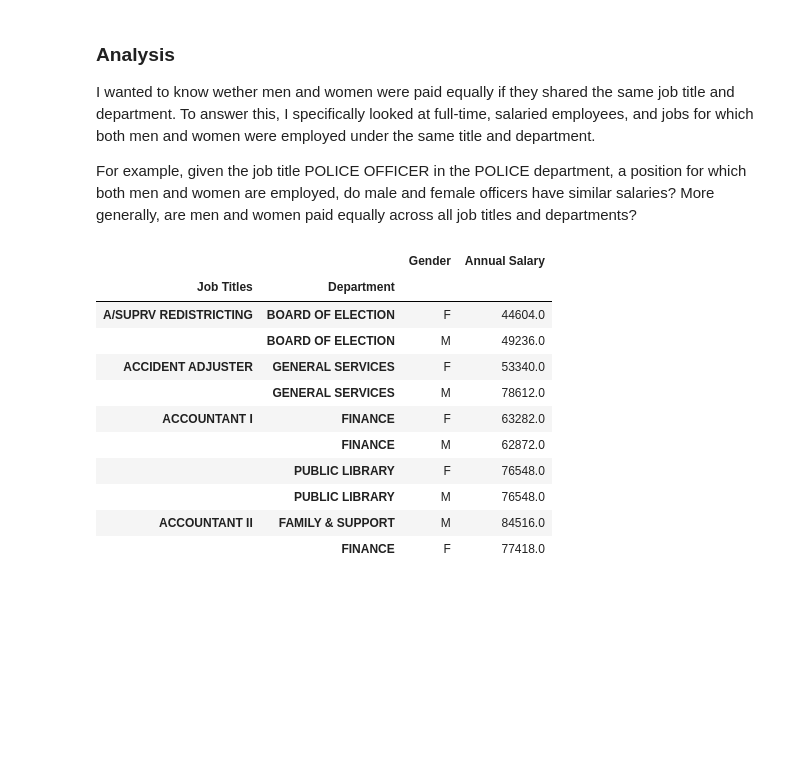
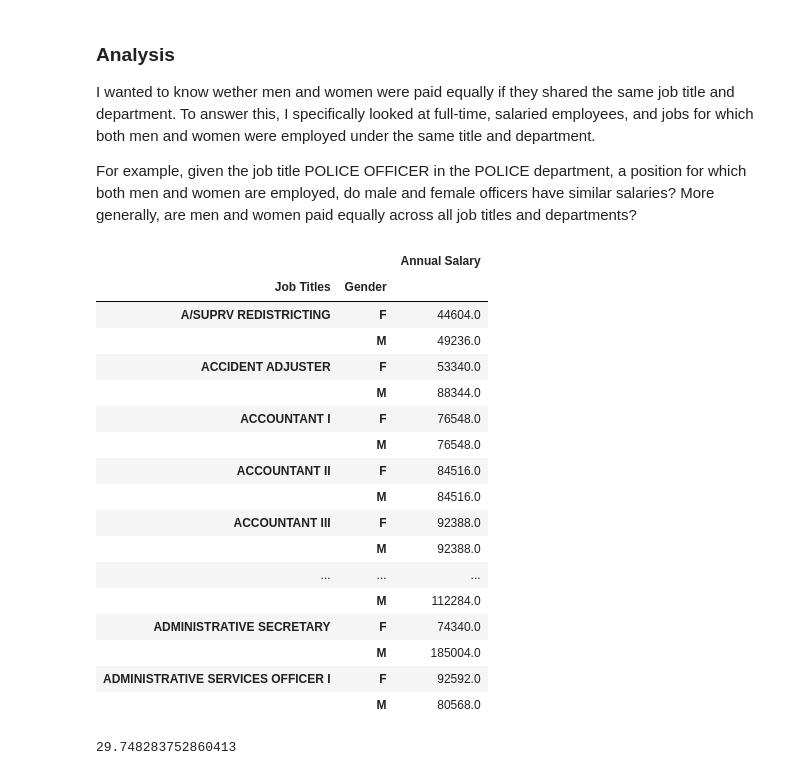
Before and after one commit to hobgreenson/chicago_employees, a Jupyter notebook: ChicagoEmployeeGenderSalary.ipynb, the cells around one changed output. Cells and saved outputs as stored; diff of their text form; code cells hidden in the pictures; blank space fills up the shorter version.

```diff
--- a/ChicagoEmployeeGenderSalary.ipynb
+++ b/ChicagoEmployeeGenderSalary.ipynb
@@ -144,15 +144,30 @@ group_avgs = worker_groups.mean().reset_index(level='Gender')
-# %%
-group_avgs.head(10)
-# %% [output]
-|  |  | Gender | Annual Salary |
-| Job Titles | Department |  |  |
-| A/SUPRV REDISTRICTING | BOARD OF ELECTION | F | 44604.0 |
-|  | BOARD OF ELECTION | M | 49236.0 |
-| ACCIDENT ADJUSTER | GENERAL SERVICES | F | 53340.0 |
-|  | GENERAL SERVICES | M | 78612.0 |
-| ACCOUNTANT I | FINANCE | F | 63282.0 |
-|  | FINANCE | M | 62872.0 |
-|  | PUBLIC LIBRARY | F | 76548.0 |
-|  | PUBLIC LIBRARY | M | 76548.0 |
-| ACCOUNTANT II | FAMILY & SUPPORT | M | 84516.0 |
-|  | FINANCE | F | 77418.0 |
+# %%
+# Remove jobs for which only men or only women are employed
+job_groups = workers[['Job Titles', 'Gender', 'Annual Salary']].groupby(['Job Titles'])
+def male_and_female(grp):
+    return np.any(grp['Gender']=='M') and np.any(grp['Gender']=='F')
+job_groups = job_groups.filter(male_and_female)
+# %%
+# Look at the maximum salary of each gender for each job title
+job_group_maximums = job_groups.groupby(['Job Titles', 'Gender']).agg(np.max)
+# %%
+job_group_maximums.head(30)
+# %% [output]
+|  |  | Annual Salary |
+| Job Titles | Gender |  |
+| A/SUPRV REDISTRICTING | F | 44604.0 |
+|  | M | 49236.0 |
+| ACCIDENT ADJUSTER | F | 53340.0 |
+|  | M | 88344.0 |
+| ACCOUNTANT I | F | 76548.0 |
+|  | M | 76548.0 |
+| ACCOUNTANT II | F | 84516.0 |
+|  | M | 84516.0 |
+| ACCOUNTANT III | F | 92388.0 |
+|  | M | 92388.0 |
+| ... | ... | ... |
+|  | M | 112284.0 |
+| ADMINISTRATIVE SECRETARY | F | 74340.0 |
+|  | M | 185004.0 |
+| ADMINISTRATIVE SERVICES OFFICER I | F | 92592.0 |
+|  | M | 80568.0 |
@@ -158,0 +184,4 @@ group_avgs.head(10)
+# %%
+higher_max_male_salary_percentage
+# %% [output]
+29.748283752860413
```
Also changed, not shown: parts of 30 cells of this notebook.
